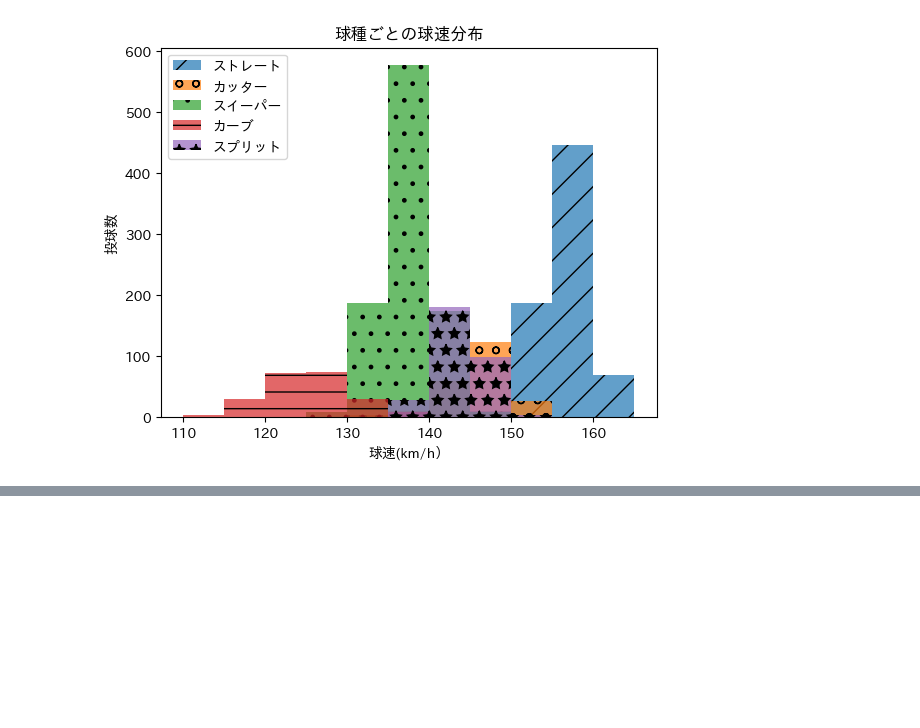
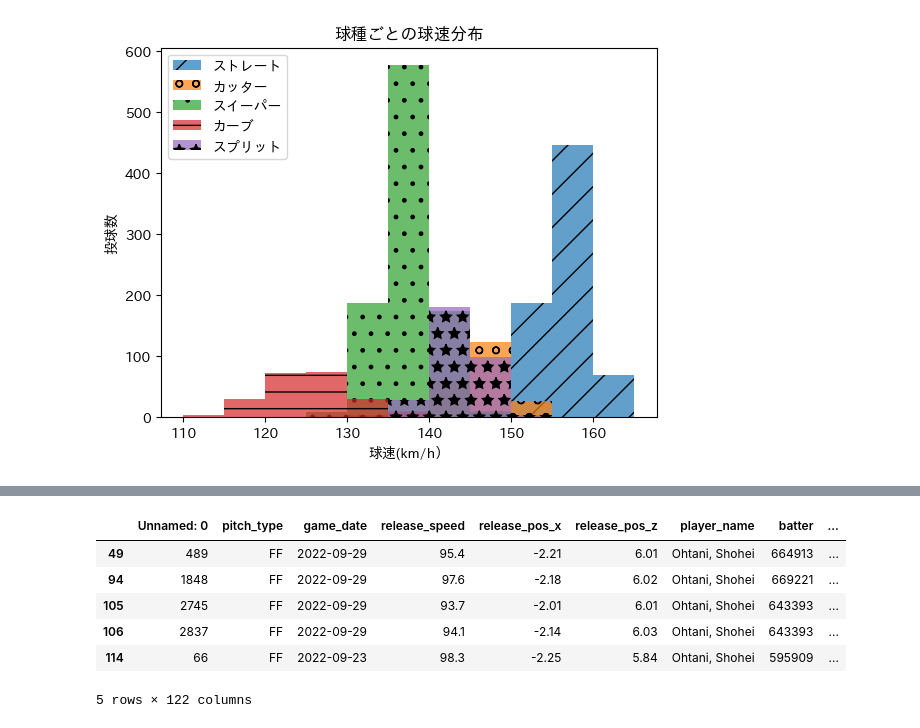
Before and after one commit to hitomitsu50/SportsData_Portfolio, a Jupyter notebook: 野球データ.ipynb, the cells around one changed output, grey strips where cells are left out. Drawn from its saved outputs; the diff is of its cells as text; code cells hidden in the pictures; blank space fills up the shorter version.

```diff
--- a/野球データ.ipynb
+++ b/野球データ.ipynb
@@ -171,0 +195,12 @@ plt.show()
+# %%
+#ストレートだけを取り出す
+Fastball=df[df["pitch_type"]=="FF"]
+Fastball.head()
+# %% [output]
+|  | Unnamed: 0 | pitch_type | game_date | release_speed | release_pos_x | release_pos_z | player_name | batter | ... |
+| 49 | 489 | FF | 2022-09-29 | 95.4 | -2.21 | 6.01 | Ohtani, Shohei | 664913 | ... |
+| 94 | 1848 | FF | 2022-09-29 | 97.6 | -2.18 | 6.02 | Ohtani, Shohei | 669221 | ... |
+| 105 | 2745 | FF | 2022-09-29 | 93.7 | -2.01 | 6.01 | Ohtani, Shohei | 643393 | ... |
+| 106 | 2837 | FF | 2022-09-29 | 94.1 | -2.14 | 6.03 | Ohtani, Shohei | 643393 | ... |
+| 114 | 66 | FF | 2022-09-23 | 98.3 | -2.25 | 5.84 | Ohtani, Shohei | 595909 | ... |
+5 rows × 122 columns
```
Also changed, not shown: parts of 5 cells of this notebook.
